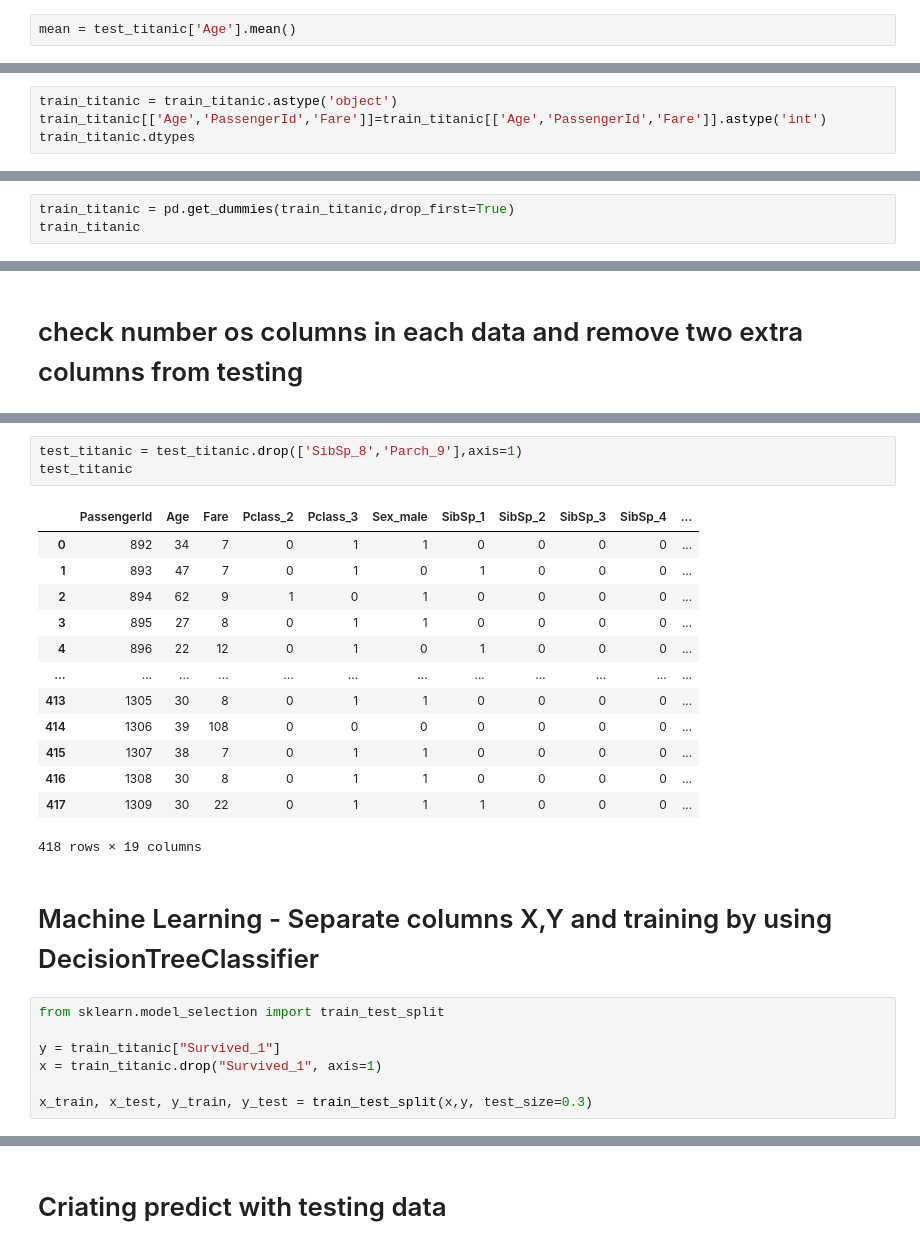
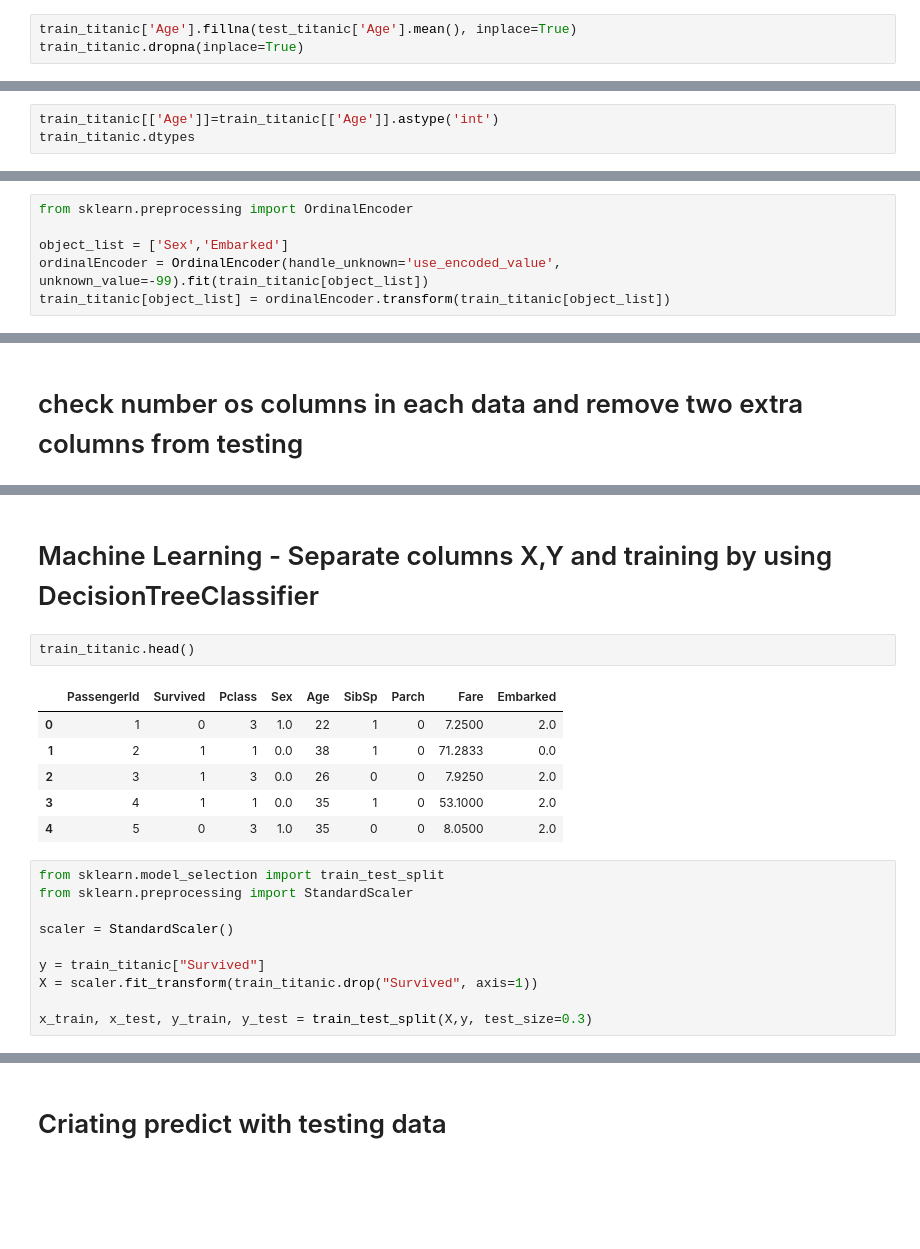
Before and after one commit to mvidaljr/Titanic_Survive, a Jupyter notebook: Titanic.ipynb, the cells around one changed output, grey strips where cells are left out. Cells and saved outputs as stored; diff of their text form; blank space fills up the shorter version.

```diff
--- a/Titanic.ipynb
+++ b/Titanic.ipynb
@@ -88,5 +154,6 @@ dtype: int64
 # %%
-mean = test_titanic['Age'].mean()
+train_titanic['Age'].fillna(test_titanic['Age'].mean(), inplace=True)
+train_titanic.dropna(inplace=True)
 # %% [markdown]
 # Remove unnecessary columns and fill Nan with Age mean on Testing Data
 # %%
@@ -110,7 +196,6 @@ test_titanic
 # %% [markdown]
 # Change de column type
 # %%
-train_titanic = train_titanic.astype('object')
-train_titanic[['Age','PassengerId','Fare']]=train_titanic[['Age','PassengerId','Fare']].astype('int')
+train_titanic[['Age']]=train_titanic[['Age']].astype('int')
 train_titanic.dtypes
 # %% [output]
@@ -143,3 +227,6 @@ dtype: object
 # %%
-train_titanic = pd.get_dummies(train_titanic,drop_first=True)
-train_titanic
+from sklearn.preprocessing import OrdinalEncoder
+
+object_list = ['Sex','Embarked']
+ordinalEncoder = OrdinalEncoder(handle_unknown='use_encoded_value', unknown_value=-99).fit(train_titanic[object_list])
+train_titanic[object_list] = ordinalEncoder.transform(train_titanic[object_list])
@@ -196,27 +250,22 @@ Index(['PassengerId', 'Age', 'Fare', 'Pclass_2', 'Pclass_3', 'Sex_male',
       dtype='object')
-# %%
-test_titanic = test_titanic.drop(['SibSp_8','Parch_9'],axis=1)
-test_titanic
-# %% [output]
-|  | PassengerId | Age | Fare | Pclass_2 | Pclass_3 | Sex_male | SibSp_1 | SibSp_2 | SibSp_3 | SibSp_4 | ... |
-| 0 | 892 | 34 | 7 | 0 | 1 | 1 | 0 | 0 | 0 | 0 | ... |
-| 1 | 893 | 47 | 7 | 0 | 1 | 0 | 1 | 0 | 0 | 0 | ... |
-| 2 | 894 | 62 | 9 | 1 | 0 | 1 | 0 | 0 | 0 | 0 | ... |
-| 3 | 895 | 27 | 8 | 0 | 1 | 1 | 0 | 0 | 0 | 0 | ... |
-| 4 | 896 | 22 | 12 | 0 | 1 | 0 | 1 | 0 | 0 | 0 | ... |
-| ... | ... | ... | ... | ... | ... | ... | ... | ... | ... | ... | ... |
-| 413 | 1305 | 30 | 8 | 0 | 1 | 1 | 0 | 0 | 0 | 0 | ... |
-| 414 | 1306 | 39 | 108 | 0 | 0 | 0 | 0 | 0 | 0 | 0 | ... |
-| 415 | 1307 | 38 | 7 | 0 | 1 | 1 | 0 | 0 | 0 | 0 | ... |
-| 416 | 1308 | 30 | 8 | 0 | 1 | 1 | 0 | 0 | 0 | 0 | ... |
-| 417 | 1309 | 30 | 22 | 0 | 1 | 1 | 1 | 0 | 0 | 0 | ... |
-418 rows × 19 columns
 # %% [markdown]
 # Machine Learning - Separate columns X,Y and training by using DecisionTreeClassifier
+# %%
+train_titanic.head()
+# %% [output]
+|  | PassengerId | Survived | Pclass | Sex | Age | SibSp | Parch | Fare | Embarked |
+| 0 | 1 | 0 | 3 | 1.0 | 22 | 1 | 0 | 7.2500 | 2.0 |
+| 1 | 2 | 1 | 1 | 0.0 | 38 | 1 | 0 | 71.2833 | 0.0 |
+| 2 | 3 | 1 | 3 | 0.0 | 26 | 0 | 0 | 7.9250 | 2.0 |
+| 3 | 4 | 1 | 1 | 0.0 | 35 | 1 | 0 | 53.1000 | 2.0 |
+| 4 | 5 | 0 | 3 | 1.0 | 35 | 0 | 0 | 8.0500 | 2.0 |
 # %%
 from sklearn.model_selection import train_test_split
+from sklearn.preprocessing import StandardScaler
 
-y = train_titanic["Survived_1"]
-x = train_titanic.drop("Survived_1", axis=1)
+scaler = StandardScaler()
 
-x_train, x_test, y_train, y_test = train_test_split(x,y, test_size=0.3)
+y = train_titanic["Survived"]
+X = scaler.fit_transform(train_titanic.drop("Survived", axis=1))
+
+x_train, x_test, y_train, y_test = train_test_split(X,y, test_size=0.3)
```
Also changed, not shown: parts of 43 cells of this notebook, 1 other file.
